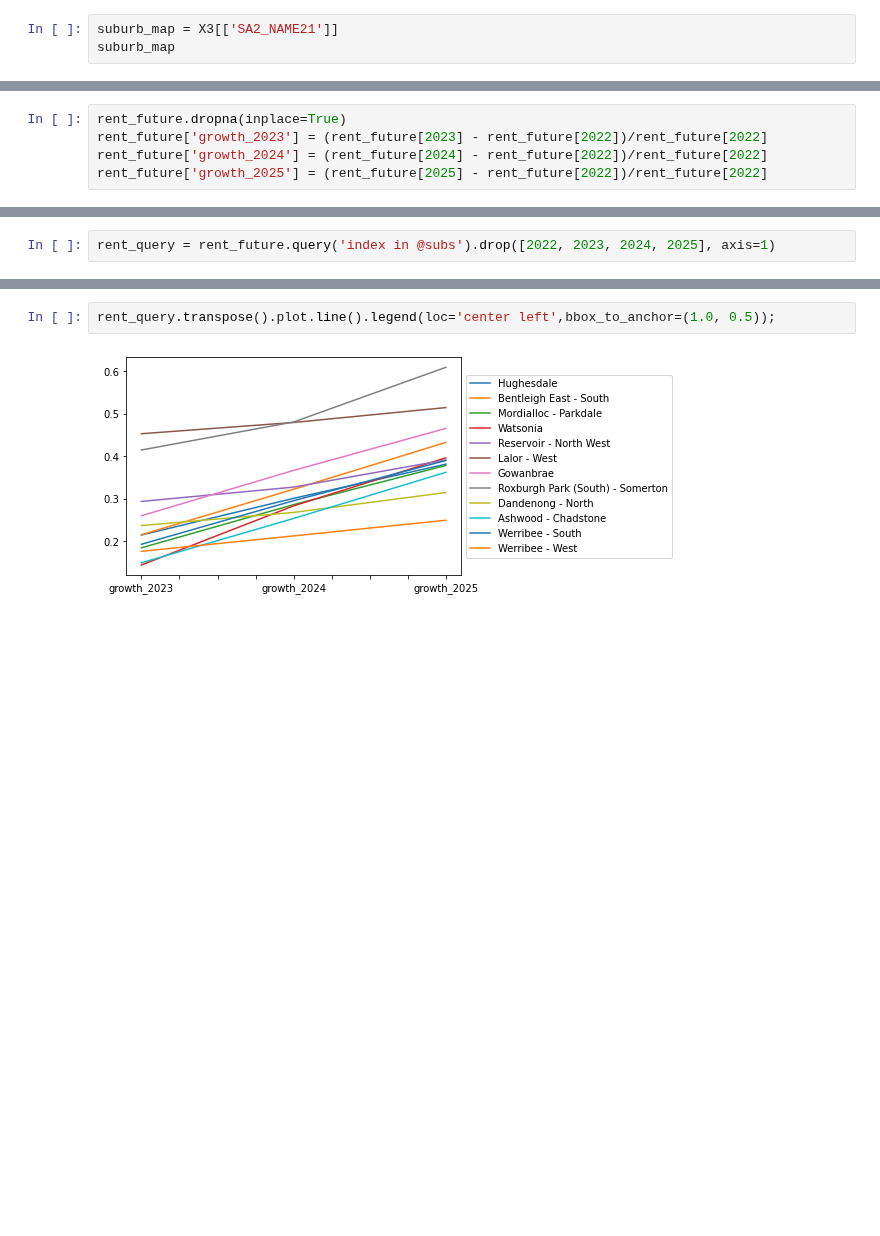
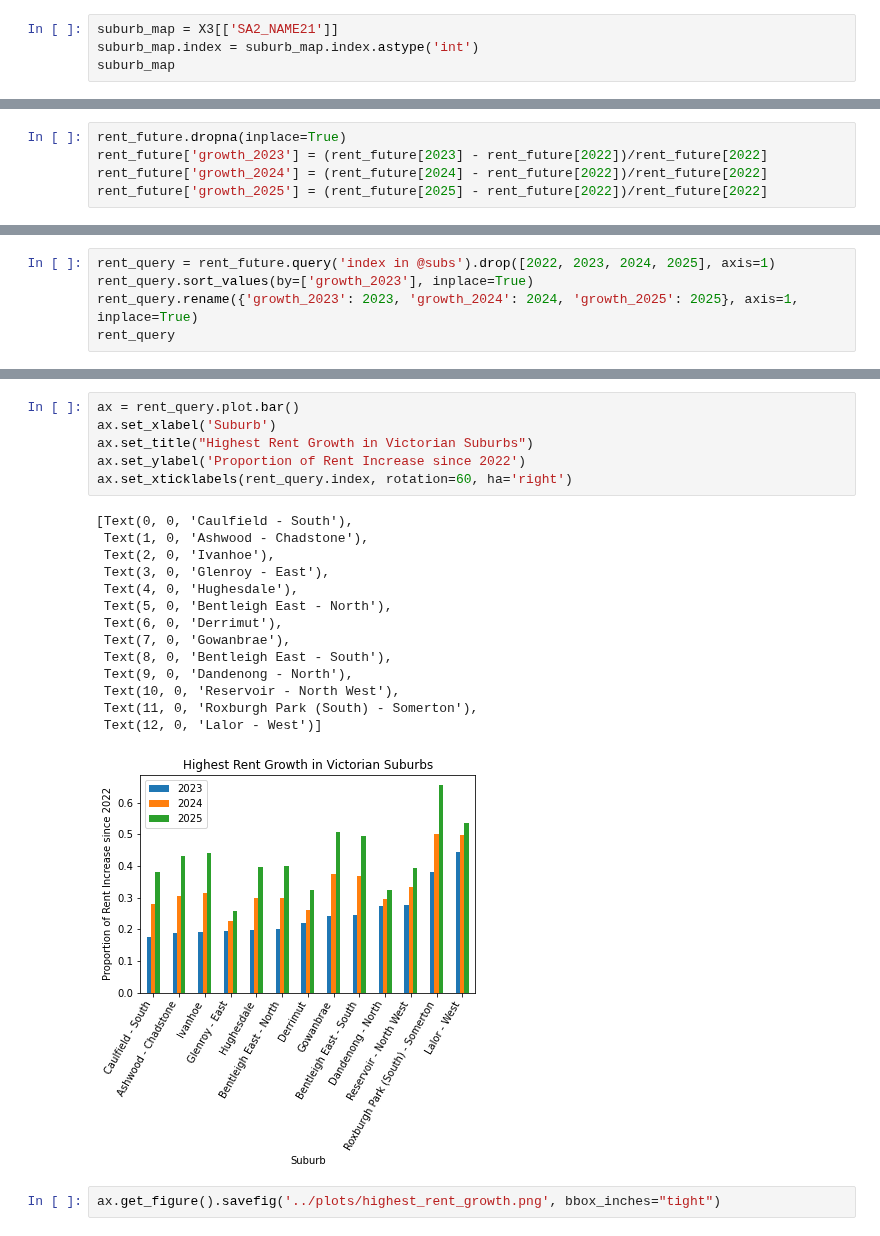
Before and after one commit to MAST30034-Applied-Data-Science/generic-real-estate-consulting-project-group-30, a Jupyter notebook: notebooks/neural_network_model.ipynb, the cells around one changed output, grey strips where cells are left out. Saved outputs shown, nothing was run; the diff lists cells and outputs as text; blank space fills up the shorter version.

Commit message:
finished visualisation for highest growth vic suburbs

```diff
--- a/notebooks/neural_network_model.ipynb
+++ b/notebooks/neural_network_model.ipynb
@@ -548,6 +548,7 @@ fdf
 1215 rows × 8 columns
 # %%
 suburb_map = X3[['SA2_NAME21']]
+suburb_map.index = suburb_map.index.astype('int')
 suburb_map
 # %% [output]
 |  | SA2_NAME21 |
@@ -758,2 +761,5 @@ subs
 # %%
 rent_query = rent_future.query('index in @subs').drop([2022, 2023, 2024, 2025], axis=1)
+rent_query.sort_values(by=['growth_2023'], inplace=True)
+rent_query.rename({'growth_2023': 2023, 'growth_2024': 2024, 'growth_2025': 2025}, axis=1, inplace=True)
+rent_query
@@ -760,4 +781,23 @@ rent_query = rent_future.query('index in @subs').drop([2022, 2023, 2024, 2025],
 # %%
-rent_query.transpose().plot.line().legend(loc='center left',bbox_to_anchor=(1.0, 0.5));
+ax = rent_query.plot.bar()
+ax.set_xlabel('Suburb')
+ax.set_title("Highest Rent Growth in Victorian Suburbs")
+ax.set_ylabel('Proportion of Rent Increase since 2022')
+ax.set_xticklabels(rent_query.index, rotation=60, ha='right')
 # %% [output]
+[Text(0, 0, 'Caulfield - South'),
+ Text(1, 0, 'Ashwood - Chadstone'),
+ Text(2, 0, 'Ivanhoe'),
+ Text(3, 0, 'Glenroy - East'),
+ Text(4, 0, 'Hughesdale'),
+ Text(5, 0, 'Bentleigh East - North'),
+ Text(6, 0, 'Derrimut'),
+ Text(7, 0, 'Gowanbrae'),
+ Text(8, 0, 'Bentleigh East - South'),
+ Text(9, 0, 'Dandenong - North'),
+ Text(10, 0, 'Reservoir - North West'),
+ Text(11, 0, 'Roxburgh Park (South) - Somerton'),
+ Text(12, 0, 'Lalor - West')]
-[figure, old version]
+[figure, new version]
+# %%
+ax.get_figure().savefig('../plots/highest_rent_growth.png', bbox_inches="tight")
```
Also changed, not shown: parts of 9 cells of this notebook, 1 other file.
